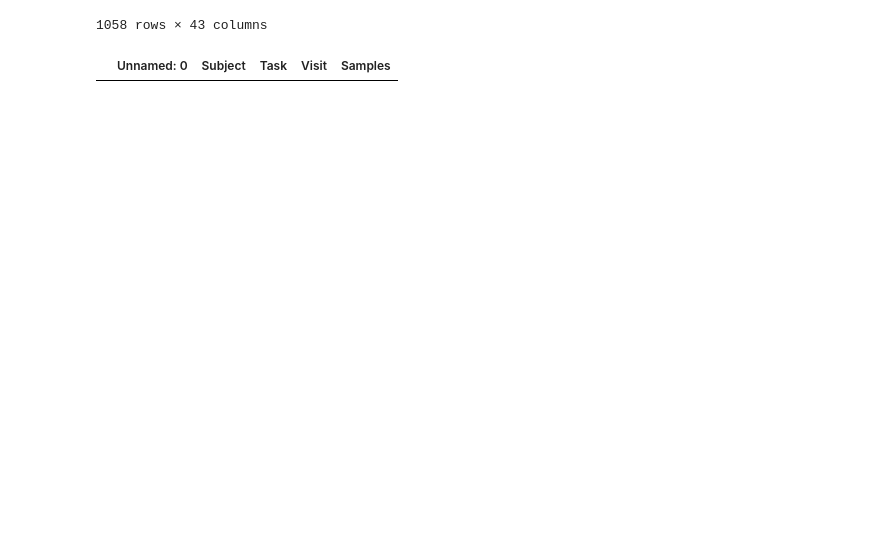
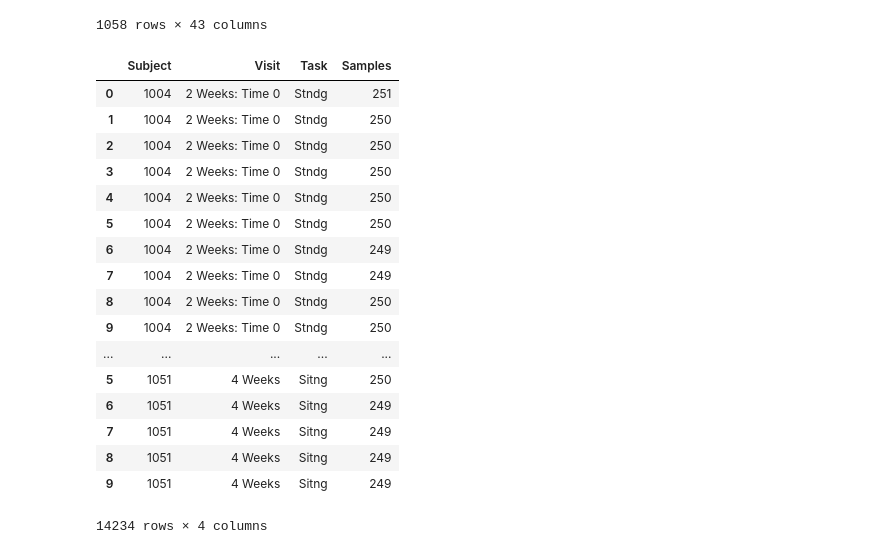
Before and after one commit to sanjeev-tv/CIS-PD, a Jupyter notebook: SmartWatchDataPreprocessor.ipynb, the cells around one changed output. Drawn from its saved outputs; the diff is of its cells as text; code cells hidden in the pictures; blank space fills up the shorter version.

```diff
--- a/SmartWatchDataPreprocessor.ipynb
+++ b/SmartWatchDataPreprocessor.ipynb
@@ -234,6 +251,23 @@ pd.read_csv('Z:CIS-PD Study\\Watch Data No Resample.csv')
 | 1057 | 14 | 1004 | 4 Weeks | Sitng | NaN | 0.0 | 0.000645 | 0.000765 | 0.000691 | 0.082322 | ... |
 1058 rows × 43 columns
 # %%
-pd.read_csv('Z:CIS-PD Study\\Watch Sample Lengths.csv')
+pd.read_csv('Z:CIS-PD Study\\Watch Sample Lengths.csv',index_col=0)
 # %% [output]
-|  | Unnamed: 0 | Subject | Task | Visit | Samples |
+|  | Subject | Visit | Task | Samples |
+| 0 | 1004 | 2 Weeks: Time 0 | Stndg | 251 |
+| 1 | 1004 | 2 Weeks: Time 0 | Stndg | 250 |
+| 2 | 1004 | 2 Weeks: Time 0 | Stndg | 250 |
+| 3 | 1004 | 2 Weeks: Time 0 | Stndg | 250 |
+| 4 | 1004 | 2 Weeks: Time 0 | Stndg | 250 |
+| 5 | 1004 | 2 Weeks: Time 0 | Stndg | 250 |
+| 6 | 1004 | 2 Weeks: Time 0 | Stndg | 249 |
+| 7 | 1004 | 2 Weeks: Time 0 | Stndg | 249 |
+| 8 | 1004 | 2 Weeks: Time 0 | Stndg | 250 |
+| 9 | 1004 | 2 Weeks: Time 0 | Stndg | 250 |
+| ... | ... | ... | ... | ... |
+| 5 | 1051 | 4 Weeks | Sitng | 250 |
+| 6 | 1051 | 4 Weeks | Sitng | 249 |
+| 7 | 1051 | 4 Weeks | Sitng | 249 |
+| 8 | 1051 | 4 Weeks | Sitng | 249 |
+| 9 | 1051 | 4 Weeks | Sitng | 249 |
+14234 rows × 4 columns
```
Also changed, not shown: parts of 4 cells of this notebook, 1 other file.
